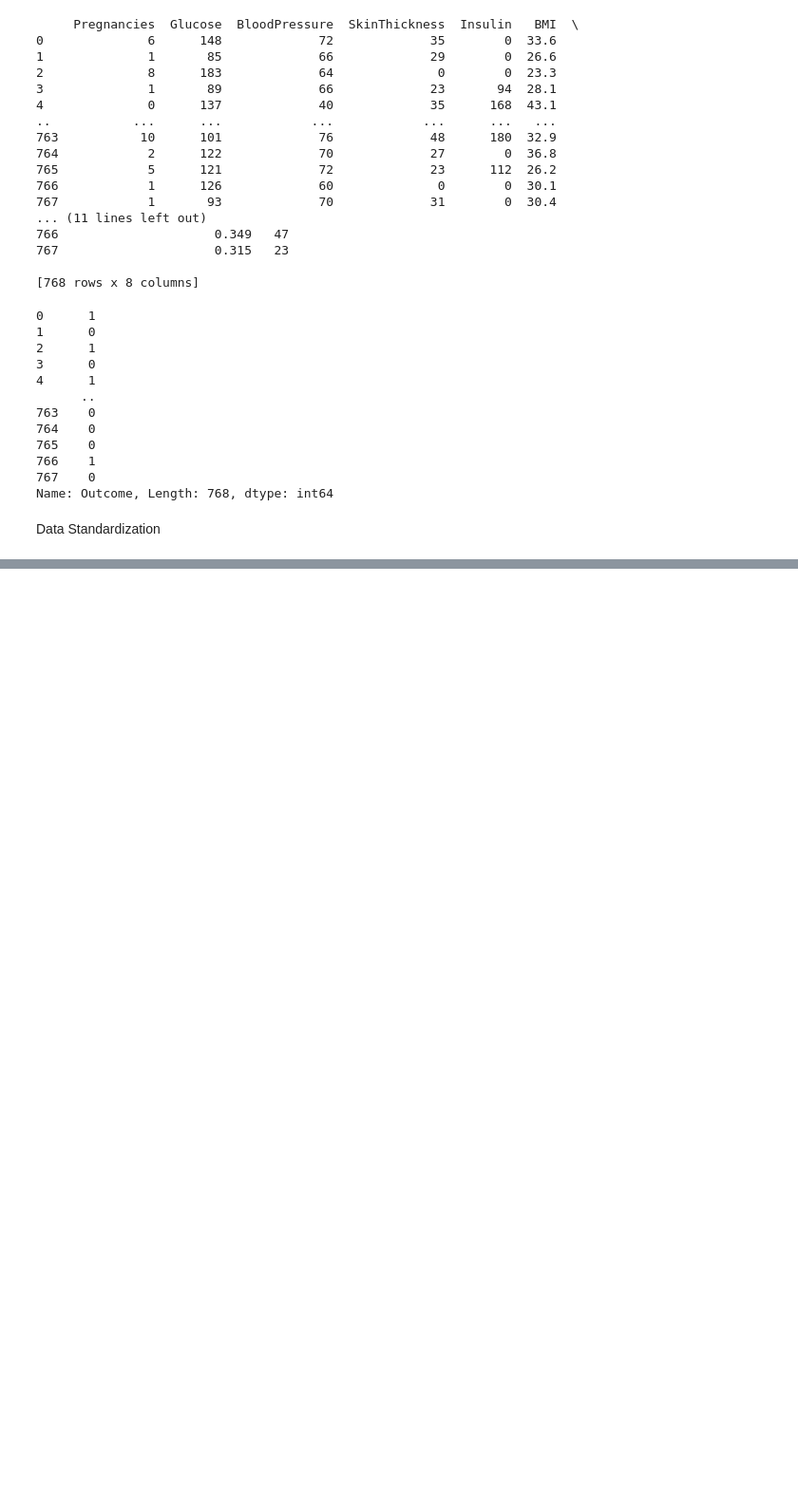
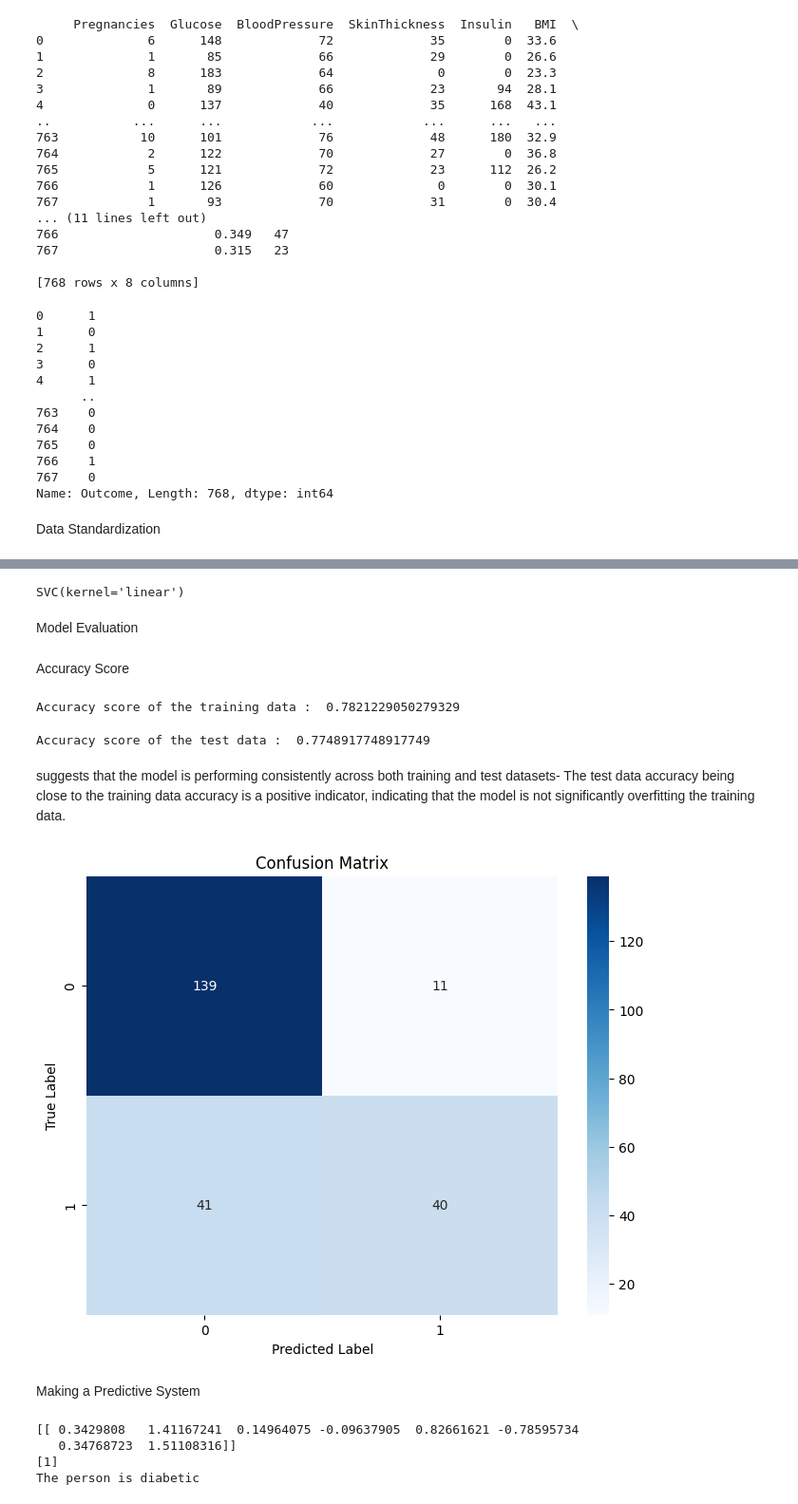
Before and after one commit to mannaaaz/ML-Projects, a Jupyter notebook: Multiple-Disease-Predection-System/diabetes-prediiction/diabetes-prediction.ipynb, the cells around one changed output, grey strips where cells are left out. Shown: that part at 95% size. Drawn from its saved outputs; the diff is of its cells as text; code cells hidden in the pictures; blank space fills up the shorter version.

```diff
--- a/Multiple-Disease-Predection-System/diabetes-prediiction/diabetes-prediction.ipynb
+++ b/Multiple-Disease-Predection-System/diabetes-prediiction/diabetes-prediction.ipynb
@@ -101,0 +127,3 @@ Data Standardization
+# %%
+X = standardized_date
+Y = diabetes_dataset["Outcome"]
@@ -101,0 +148,2 @@ Data Standardization
+# %%
+X_train, X_test, Y_train, Y_test = train_test_split(X, Y, test_size=0.3, stratify=Y, random_state=2)
@@ -101,0 +160,72 @@ Data Standardization
+# %%
+classifier = svm.SVC(kernel='linear')
+# %%
+classifier.fit(X_train, Y_train)
+#training the model
+# %% [output]
+SVC(kernel='linear')
+# %% [markdown]
+Model Evaluation
+# %% [markdown]
+Accuracy Score
+# %%
+X_train_prediction = classifier.predict(X_train)
+training_data_accuracy = accuracy_score(X_train_prediction, Y_train)
+
+print('Accuracy score of the training data : ', training_data_accuracy)
+# %% [output]
+Accuracy score of the training data :  0.7821229050279329
+# %%
+# accuracy score on the test data
+X_test_prediction = classifier.predict(X_test)
+test_data_accuracy = accuracy_score(X_test_prediction, Y_test)
+
+print('Accuracy score of the test data : ', test_data_accuracy)
+# %% [output]
+Accuracy score of the test data :  0.7748917748917749
+# %% [markdown]
+suggests that the model is performing consistently across both training and test datasets- The test data accuracy being close to the training data accuracy is a positive indicator, indicating that the model is not significantly overfitting the training data.
+# %%
+# lets see why the accuarcy score is 7X% => later step
+Y_pred = classifier.predict(X_test)
+# Assuming 'y_true' are the true labels and 'y_pred' are the predicted labels
+cm = confusion_matrix(Y_test, Y_pred)
+
+# Visualize confusion matrix as a heatmap
+plt.figure(figsize=(8, 6))
+sns.heatmap(cm, annot=True, fmt='d', cmap='Blues', xticklabels=classifier.classes_, yticklabels=classifier.classes_)
+plt.xlabel('Predicted Label')
+plt.ylabel('True Label')
+plt.title('Confusion Matrix')
+plt.show()
+# %% [output]
+[figure, added]
+# %% [markdown]
+Making a Predictive System
+# %%
+input_data = (5,166,72,19,175,25.8,0.587,51)
+
+#like a blueprint => same for any predictive system
+
+# changing the input_data to numpy array
+input_data_as_numpy_array = np.asarray(input_data)
+
+# reshape the array as we are predicting for one instance
+input_data_reshaped = input_data_as_numpy_array.reshape(1,-1)
+
+# standardize the input data
+std_data = scaler.transform(input_data_reshaped)
+print(std_data)
+
+prediction = classifier.predict(std_data)
+print(prediction)
+
+if (prediction[0] == 0):
+  print('The person is not diabetic')
+else:
+  print('The person is diabetic')
+# %% [output]
+[[ 0.3429808   1.41167241  0.14964075 -0.09637905  0.82661621 -0.78595734
+   0.34768723  1.51108316]]
+[1]
+The person is diabetic
```
Also changed, not shown: parts of 9 cells of this notebook.
